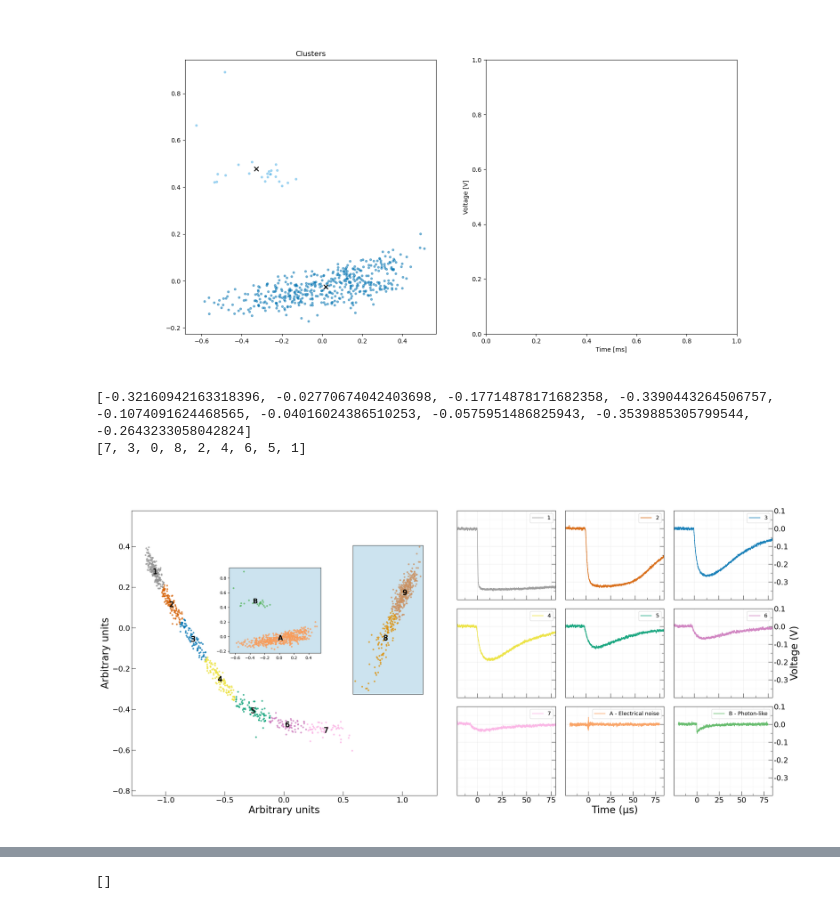
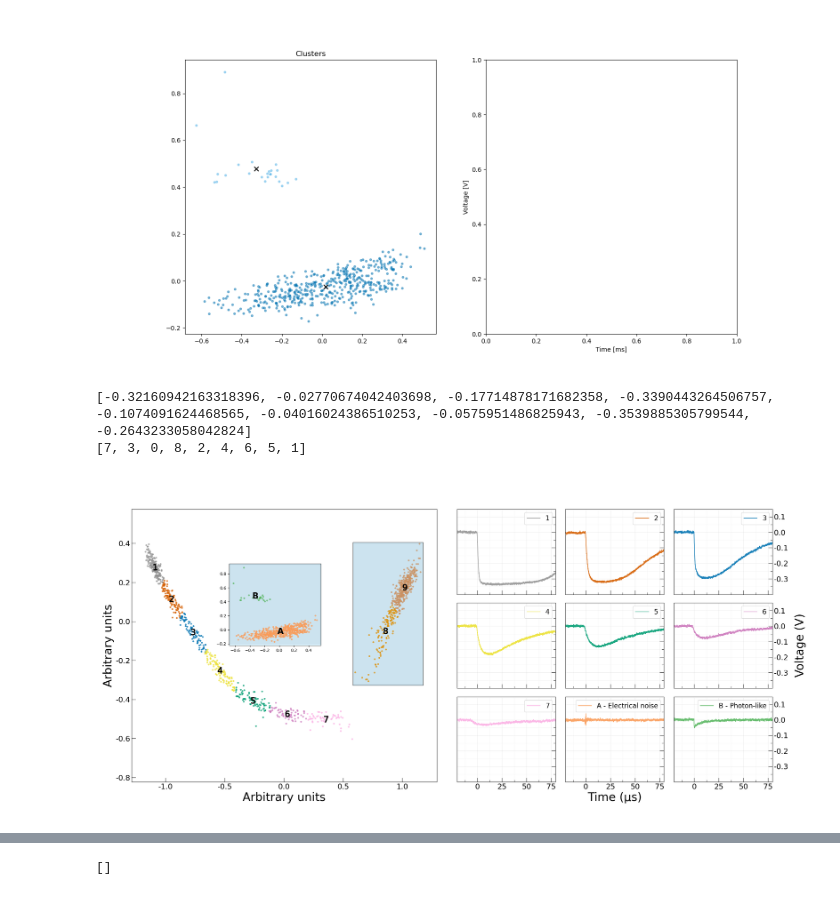
Before and after one commit to nyuad-astroparticle/TES-analysis, a Jupyter notebook: PCA_plot_working.ipynb, the cells around one changed output, grey strips where cells are left out. Cells and saved outputs as stored; diff of their text form; code cells hidden in the pictures.

Commit message:
added pca plot whatever

```diff
--- a/PCA_plot_working.ipynb
+++ b/PCA_plot_working.ipynb
@@ -573,9 +573,8 @@ def format_axes(ax):
     ax.grid(True, which='minor', alpha=0.1)
     ax.yaxis.set_major_formatter(mticker.StrMethodFormatter("{x:.1f}"))
 
-
 # Set the overall figure size to hold two 9x9 cm squares side by side with small spacing
-fig = plt.figure(figsize=(24, 12))  # A bit larger to account for spacing
+fig = plt.figure(figsize=(24, 11.5))  # A bit larger to account for spacing
 # fig.suptitle('PCA + K-means clustering', fontsize=18)  # Add the main title for the figure
 
 # Create the main square (9x9 cm) for the first set of data
@@ -587,20 +586,22 @@ ax_sub = main_ax.inset_axes([0.32, 0.5, 0.3, 0.3], facecolor=face)
 for spine in ax_sub.spines.values():
     spine.set_linewidth(0.8)  # Set the desired linewidth
 
-x_min = np.min([DATA[i][0] for i in reduced])-0.02
-x_max = np.max([DATA[i][0] for i in reduced])+0.02
-y_min = np.min([DATA[i][1] for i in reduced])-0.02
-y_max = np.max([DATA[i][1] for i in reduced])-0.35
+x_minr = np.min([DATA[i][0] for i in reduced])-0.02
+x_maxr = np.max([DATA[i][0] for i in reduced])+0.02
+y_minr = np.min([DATA[i][1] for i in reduced])-0.02
+y_maxr = np.max([DATA[i][1] for i in reduced])-0.35
 # Calculate the coordinates for the rectangle
-roi_rectangle = Rectangle((x_min, y_min), x_max - x_min, y_max - y_min, linewidth = 0.8, edgecolor='k', facecolor=face)
+roi_rectangle = Rectangle((x_minr, y_minr), x_maxr - x_minr, y_maxr - y_minr, linewidth = 0.8, edgecolor='k', facecolor=face)
 main_ax.add_patch(roi_rectangle)
 
 # main_ax.set_title('Clusters',fontsize=16)
-main_ax.set_ylabel('Arbitrary units',fontsize=24)
-main_ax.set_xlabel('Arbitrary units',fontsize=24)
+main_ax.set_ylabel('Arbitrary units',fontsize=28)
+main_ax.set_xlabel('Arbitrary units',fontsize=28)
 main_ax.set_ylim(np.min(DATA[1])-0.6, np.max(DATA[1])-0.2)
 main_ax.margins()
 main_ax.tick_params(axis='both', which='major', labelsize=18, length=10, direction='in')
+main_ax.yaxis.set_major_formatter(mticker.StrMethodFormatter("{x:.1f}"))
+main_ax.xaxis.set_major_formatter(mticker.StrMethodFormatter("{x:.1f}"))
 cluster_min = []
 # Create the 9 subplots in a 3x3 grid within the second square
 for i in range(3):
@@ -635,20 +636,19 @@ for u, cluster_number in enumerate(sorted_clusters):
     x_sub = the_data[rep][0] * 10**6
     y_sub = the_data[rep][1]
     ax.plot(x_sub, y_sub, color=color, alpha= 0.9)
-
     x_min = ((np.concatenate([data[0] for data in the_data])).ravel()).min()
     x_max = ((np.concatenate([data[0] for data in the_data])).ravel()).max()
     y_min = ((np.concatenate([data[1] for data in the_data])).ravel()).min()
     y_max = ((np.concatenate([data[1] for data in the_data])).ravel()).max()
     ax.set_xlim(x_min * 10**6, x_max * 10**6)
-    ax.set_ylim(y_min, y_max)
+    ax.set_ylim(y_min, y_max+0.05)
     ax.margins(0)
 
     # Move the y-axis to the right side for the rightmost subplots
 
     if j == 2:
         if i == 1:
-            ax.set_ylabel(f'Voltage (V)',fontsize=24)
+            ax.set_ylabel(f'Voltage (V)',fontsize=28, labelpad=15)
 
 
     format_axes(ax)
@@ -661,7 +661,7 @@ for u, cluster_number in enumerate(sorted_clusters):
 
     axes[i][j] = ax
     # Label each subplot with a legend indicating its number
-    ax.legend([f'{3*i+j+ 1}'], fontsize = 13)
+    ax.legend([f'{3*i+j+ 1}'], fontsize = 16)
 
 
 for i in range(0,len(COLORS_red)):
@@ -676,51 +676,56 @@ for i in range(0,len(COLORS_red)):
         rep = np.random.choice(o)
         x_sub = reduced_the_data[i][0] * 10**6
         y_sub = reduced_the_data[i][1]
-        axs.clear()
+        axs.cla()
         axs.plot(x_sub, y_sub, color=colors, alpha= 0.9)
+        axs.set_xlim(x_min * 10**6, x_max * 10**6)
+        axs.set_ylim(y_min, y_max+0.05)
         format_axes(axs)
         axs.set_yticklabels([])
-        axs.legend([f'A - Electrical noise'], fontsize = 13)
-        axs.set_xlabel(f'Time (\u03BCs)',fontsize=24)
+        axs.legend([f'A - Electrical noise'], fontsize = 16)
+        axs.set_xlabel(f'Time (\u03BCs)',fontsize=28)
 
 
     else:
         axs = axes[2][2]
         # Get the corresponding color for the cluster
         colors = sns.color_palette("RdYlGn", 10)[-2]
         o = [l for l, cluster in enumerate(COLORS_red) if cluster == 1]
         # Plot the cluster points on the main_ax (assuming main_ax exists)
         ax_sub.scatter(*(DATA_red[i]), s=18,alpha=mainalpha, color=colors, linewidth =0)
         # ax = plt.subplot2grid((3, 6), (2, 2), colspan=1)
         # rep = np.random.choice(o)
         x_sub = reduced_the_data[i][0] * 10**6
         y_sub = reduced_the_data[i][1]
         axs.cla()
         axs.plot(x_sub, y_sub, color=colors, alpha=0.9)
+        axs.set_xlim(x_min * 10**6, x_max * 10**6)
+        axs.set_ylim(y_min, y_max+0.05)
         format_axes(axs)
-        axs.legend([f'B - Photon-like'], fontsize = 13)
+        axs.legend([f'B - Photon-like'], fontsize = 16)
 
-ax_sub.text(*kmeans_red.cluster_centers_[0],'A',fontsize=16,weight='bold',ha='center',va='center')
-ax_sub.text(*kmeans_red.cluster_centers_[1],'B',fontsize=16,weight='bold',ha='center',va='center')
+
+ax_sub.text(*kmeans_red.cluster_centers_[0],'A',fontsize=20,weight='bold',ha='center',va='center')
+ax_sub.text(*kmeans_red.cluster_centers_[1],'B',fontsize=20,weight='bold',ha='center',va='center')
 
 # Adjust spacing to fill the square and include small gaps between plots
 plt.subplots_adjust(left=0.05, right=0.95, bottom=0.05, top=0.9, wspace=0.1, hspace=0.1)
 for i in range(9):
     if i == 8:
-        main_ax.scatter(*kmeans.cluster_centers_[sorted_clusters[i]],color='k',marker= f'${8}$',s=175)
+        main_ax.scatter(*kmeans.cluster_centers_[sorted_clusters[i]],color='k',marker= f'${8}$',s=225)
     elif i == 7:
-        main_ax.scatter(*kmeans.cluster_centers_[sorted_clusters[i]],color='k',marker= f'${9}$',s=175)
+        main_ax.scatter(*kmeans.cluster_centers_[sorted_clusters[i]],color='k',marker= f'${9}$',s=225)
     else:
-        main_ax.scatter(*kmeans.cluster_centers_[sorted_clusters[i]],color='k',marker= f'${i+1}$',s=175)
+        main_ax.scatter(*kmeans.cluster_centers_[sorted_clusters[i]],color='k',marker= f'${i+1}$',s=225)
 
 # Adjust spacing to fill the square and include small gaps between plots
 plt.subplots_adjust(left=0.05, right=0.95, bottom=0.1, top=0.9, wspace=0.1, hspace=0.1)
 
 plt.show()
 # %% [output]
 [-0.32160942163318396, -0.02770674042403698, -0.17714878171682358, -0.3390443264506757, -0.1074091624468565, -0.04016024386510253, -0.0575951486825943, -0.3539885305799544, -0.2643233058042824]
 [7, 3, 0, 8, 2, 4, 6, 5, 1]
-[figure, old version]
+[figure, new version]
 # %%
 # Create a colorblind-friendly palette from Seaborn
 palette = sns.color_palette("colorblind")
```
Also changed, not shown: parts of 1 cell of this notebook.
